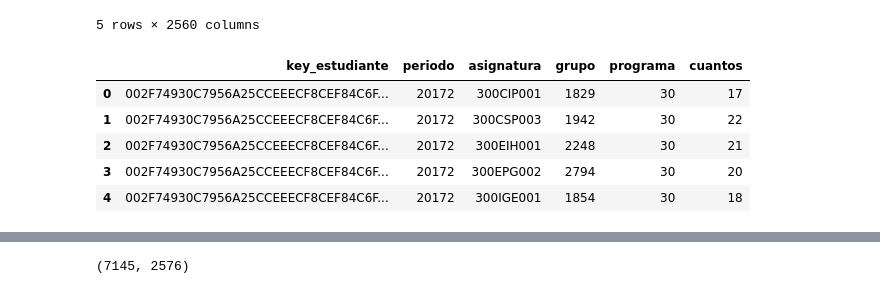
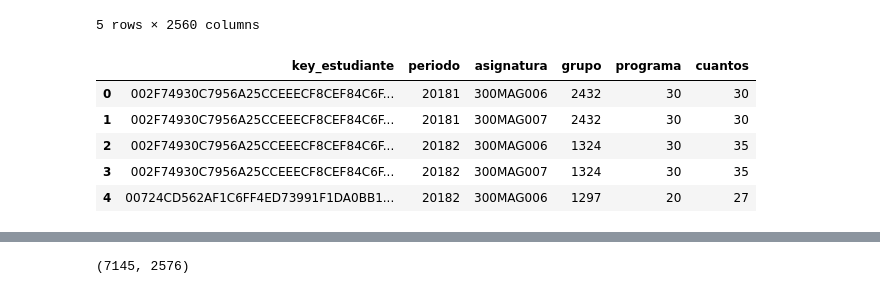
Before and after one commit to jaimereinoso2/pg2, a Jupyter notebook: prepararDATOS.ipynb, the cells around one changed output, grey strips where cells are left out. Cells and saved outputs as stored; diff of their text form; code cells hidden in the pictures.

```diff
--- a/prepararDATOS.ipynb
+++ b/prepararDATOS.ipynb
@@ -999,25 +1001,26 @@ DATOS.head()
 # %%
 query = """
     SELECT ma.key_estudiante, ma.periodo, ma.asignatura, ma.grupo, e.primer_programa programa, COUNT(*) cuantos
     FROM f_matriculasAsignaturas ma
     INNER JOIN f_matriculasAsignaturas ma2
     ON ma2.periodo = ma.periodo
     AND ma2.asignatura = ma.asignatura
     AND ma2.grupo = ma.grupo
     INNER JOIN f_estudiantes e
     ON e.key_estudiante = ma.key_estudiante
+    WHERE ma.analizar = 1
     GROUP BY ma.key_estudiante, ma.periodo, ma.asignatura, ma.grupo, e.primer_programa
     ORDER BY ma.key_estudiante, ma.periodo, ma.asignatura, ma.grupo;
 """
 temp = pd.read_sql(query, con=motor)
 temp.head()
 # %% [output]
 |  | key_estudiante | periodo | asignatura | grupo | programa | cuantos |
-| 0 | 002F74930C7956A25CCEEECF8CEF84C6F... | 20172 | 300CIP001 | 1829 | 30 | 17 |
-| 1 | 002F74930C7956A25CCEEECF8CEF84C6F... | 20172 | 300CSP003 | 1942 | 30 | 22 |
-| 2 | 002F74930C7956A25CCEEECF8CEF84C6F... | 20172 | 300EIH001 | 2248 | 30 | 21 |
-| 3 | 002F74930C7956A25CCEEECF8CEF84C6F... | 20172 | 300EPG002 | 2794 | 30 | 20 |
-| 4 | 002F74930C7956A25CCEEECF8CEF84C6F... | 20172 | 300IGE001 | 1854 | 30 | 18 |
+| 0 | 002F74930C7956A25CCEEECF8CEF84C6F... | 20181 | 300MAG006 | 2432 | 30 | 30 |
+| 1 | 002F74930C7956A25CCEEECF8CEF84C6F... | 20181 | 300MAG007 | 2432 | 30 | 30 |
+| 2 | 002F74930C7956A25CCEEECF8CEF84C6F... | 20182 | 300MAG006 | 1324 | 30 | 35 |
+| 3 | 002F74930C7956A25CCEEECF8CEF84C6F... | 20182 | 300MAG007 | 1324 | 30 | 35 |
+| 4 | 00724CD562AF1C6FF4ED73991F1DA0BB1... | 20182 | 300MAG006 | 1297 | 20 | 27 |
 # %%
 temp_pivot = temp.pivot(index=['key_estudiante','periodo','asignatura'],
                         columns='programa', values='cuantos').reset_index()
```
Also changed, not shown: parts of 22 cells of this notebook, 2 other files.
